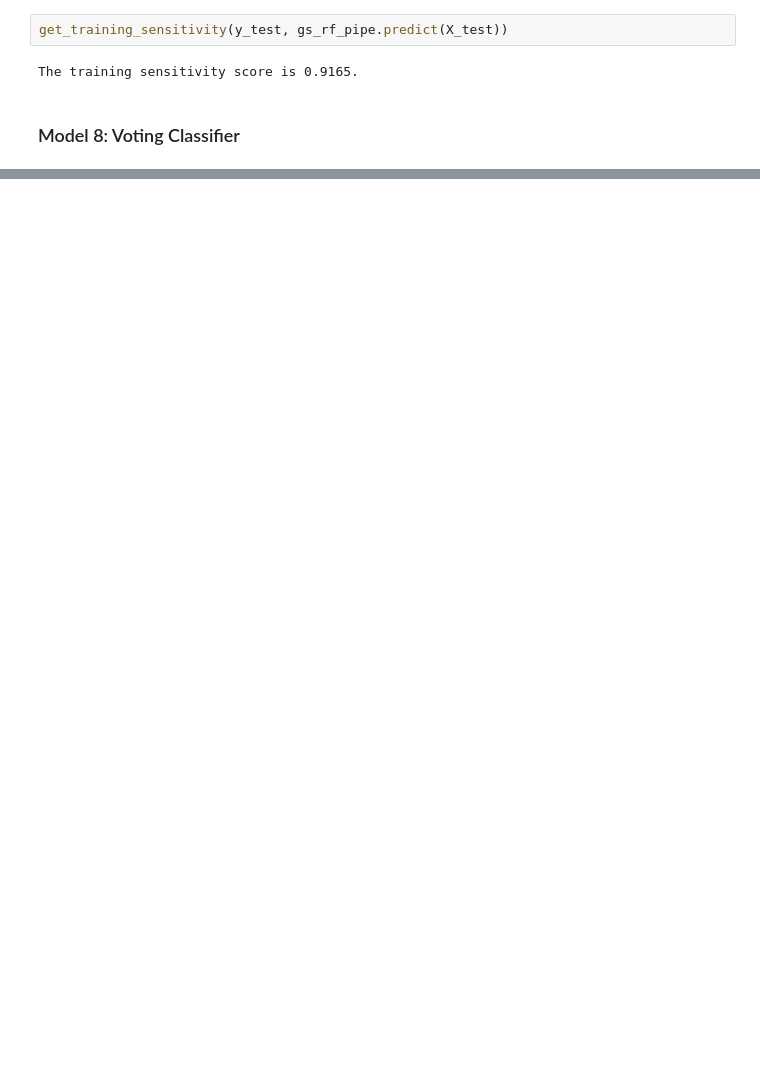
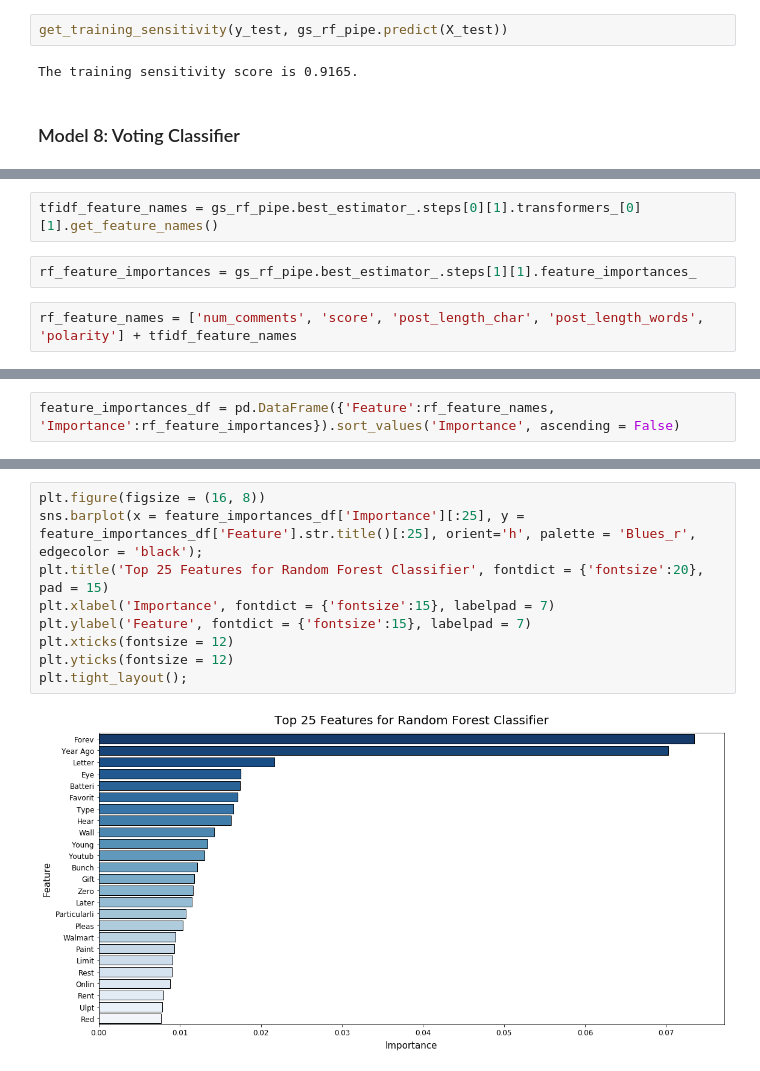
Before and after one commit to jlu90/Subreddit-Classification, a Jupyter notebook: code/05 - Model Preparation, Modeling, and Model Selection.ipynb, the cells around one changed output, grey strips where cells are left out. Saved outputs shown, nothing was run; the diff lists cells and outputs as text; blank space fills up the shorter version.

```diff
--- a/code/05 - Model Preparation, Modeling, and Model Selection.ipynb
+++ b/code/05 - Model Preparation, Modeling, and Model Selection.ipynb
@@ -566,0 +560,6 @@ voting_pipe = {
+# %%
+tfidf_feature_names = gs_rf_pipe.best_estimator_.steps[0][1].transformers_[0][1].get_feature_names()
+# %%
+rf_feature_importances = gs_rf_pipe.best_estimator_.steps[1][1].feature_importances_
+# %%
+rf_feature_names = ['num_comments', 'score', 'post_length_char', 'post_length_words', 'polarity'] + tfidf_feature_names
@@ -566,0 +571,2 @@ voting_pipe = {
+# %%
+feature_importances_df = pd.DataFrame({'Feature':rf_feature_names, 'Importance':rf_feature_importances}).sort_values('Importance', ascending = False)
@@ -566,0 +593,11 @@ voting_pipe = {
+# %%
+plt.figure(figsize = (16, 8))
+sns.barplot(x = feature_importances_df['Importance'][:25], y = feature_importances_df['Feature'].str.title()[:25], orient='h', palette = 'Blues_r', edgecolor = 'black');
+plt.title('Top 25 Features for Random Forest Classifier', fontdict = {'fontsize':20}, pad = 15)
+plt.xlabel('Importance', fontdict = {'fontsize':15}, labelpad = 7)
+plt.ylabel('Feature', fontdict = {'fontsize':15}, labelpad = 7)
+plt.xticks(fontsize = 12)
+plt.yticks(fontsize = 12)
+plt.tight_layout();
+# %% [output]
+[figure, added]
```
Also changed, not shown: parts of 46 cells of this notebook, 2 other files.
